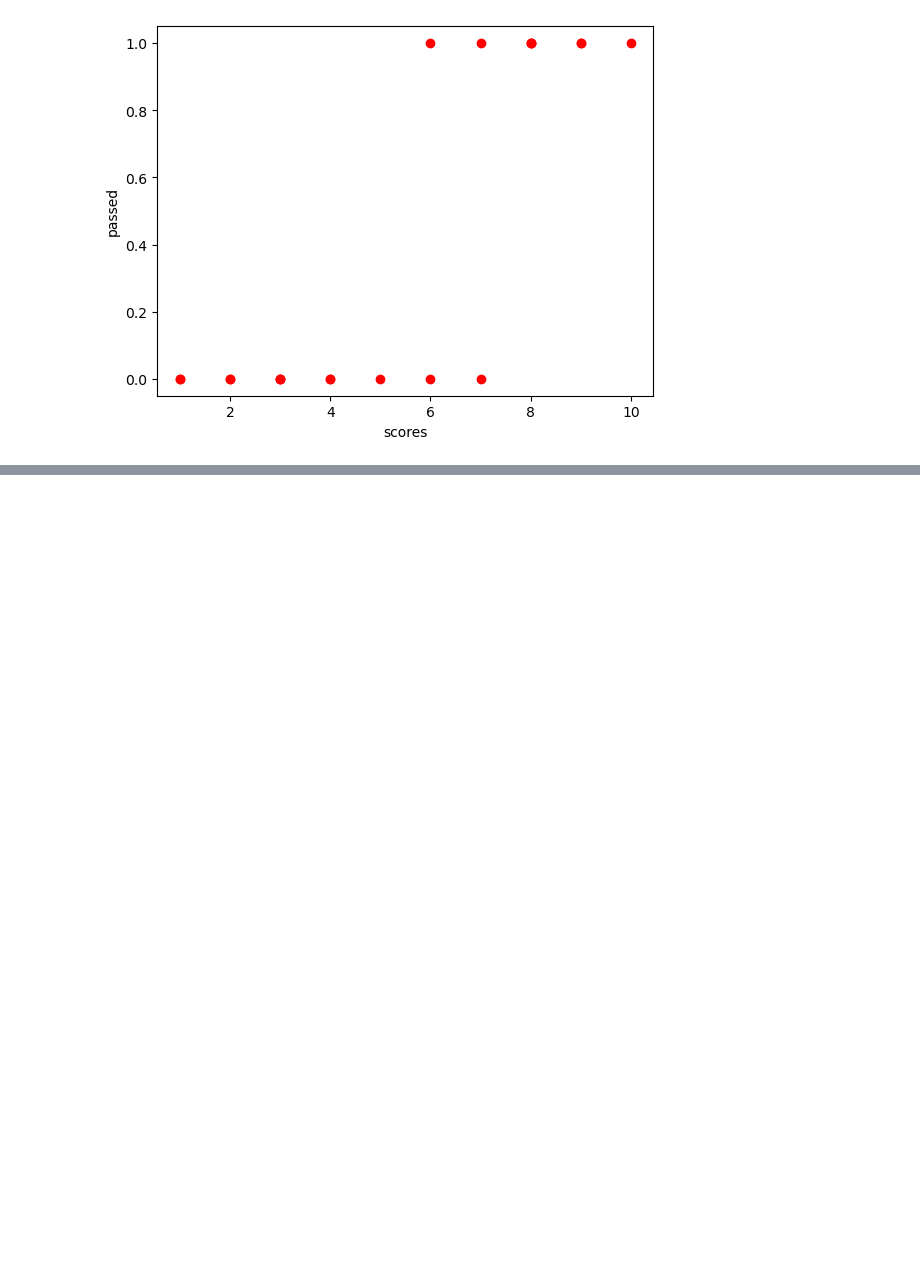
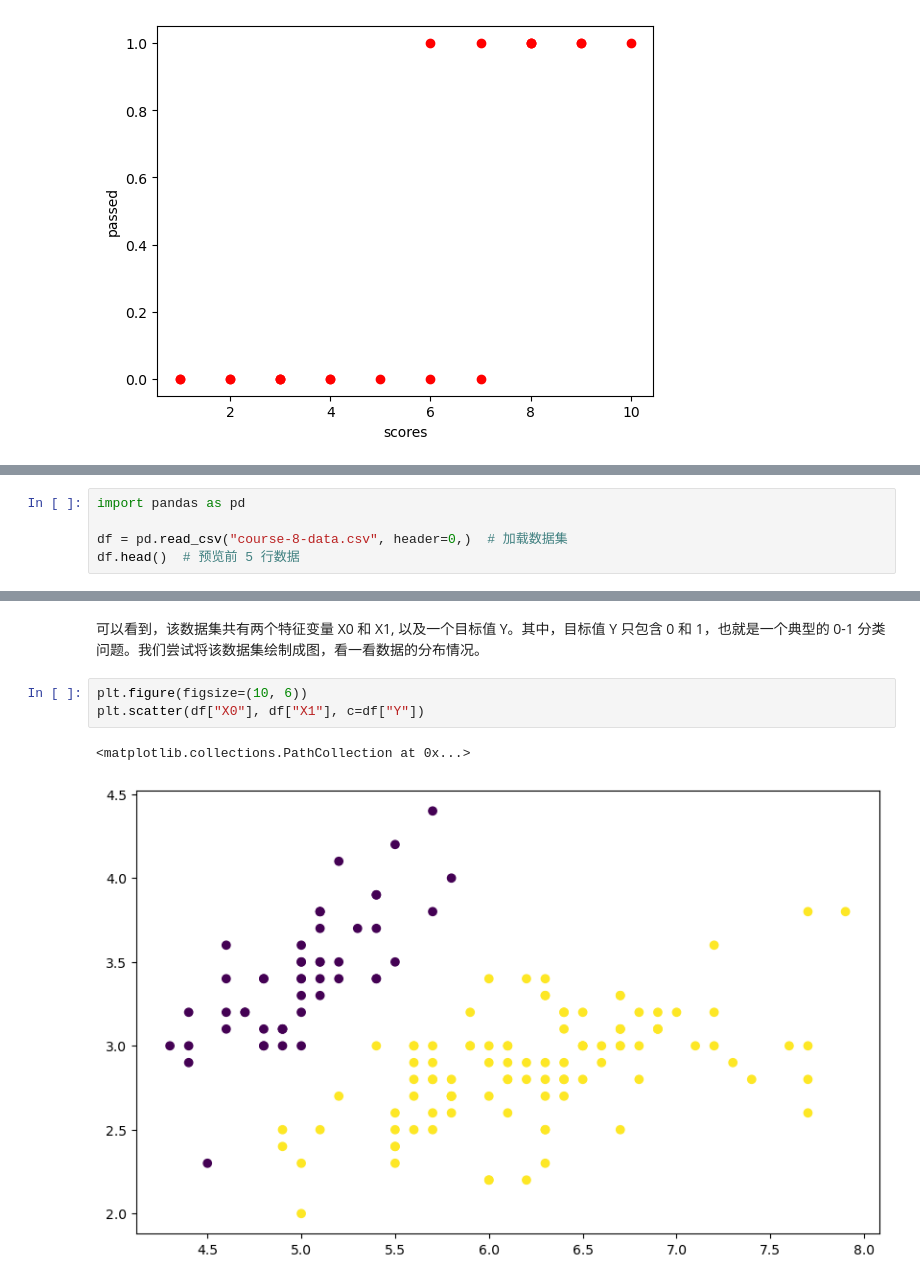
Before and after one commit to flypigff/ai_by_doing, a Jupyter notebook: 10. Logistic Regression Implementation and Application.ipynb, the cells around one changed output, grey strips where cells are left out. Drawn from its saved outputs; the diff is of its cells as text; blank space fills up the shorter version.

```diff
--- a/10. Logistic Regression Implementation and Application.ipynb
+++ b/10. Logistic Regression Implementation and Application.ipynb
@@ -59,0 +218,5 @@ Text(0, 0.5, 'passed')
+# %%
+import pandas as pd
+
+df = pd.read_csv("course-8-data.csv", header=0,)  # 加载数据集
+df.head()  # 预览前 5 行数据
@@ -59,0 +230,8 @@ Text(0, 0.5, 'passed')
+# %% [markdown]
+可以看到，该数据集共有两个特征变量 X0 和 X1, 以及一个目标值 Y。其中，目标值 Y 只包含 0 和 1，也就是一个典型的 0-1 分类问题。我们尝试将该数据集绘制成图，看一看数据的分布情况。
+# %%
+plt.figure(figsize=(10, 6))
+plt.scatter(df["X0"], df["X1"], c=df["Y"])
+# %% [output]
+<matplotlib.collections.PathCollection at 0x...>
+[figure, added]
```
Also changed, not shown: parts of 34 cells of this notebook, 1 other file.
